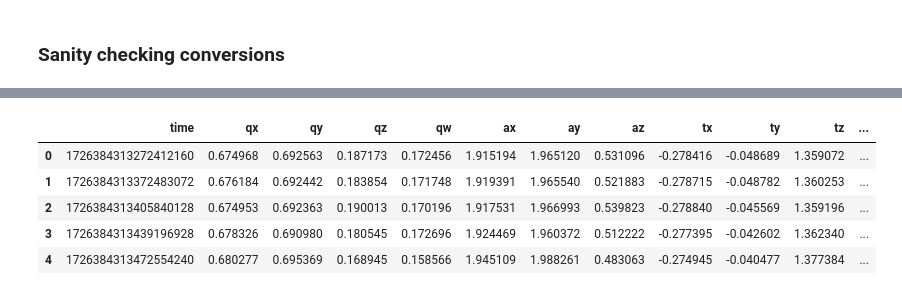
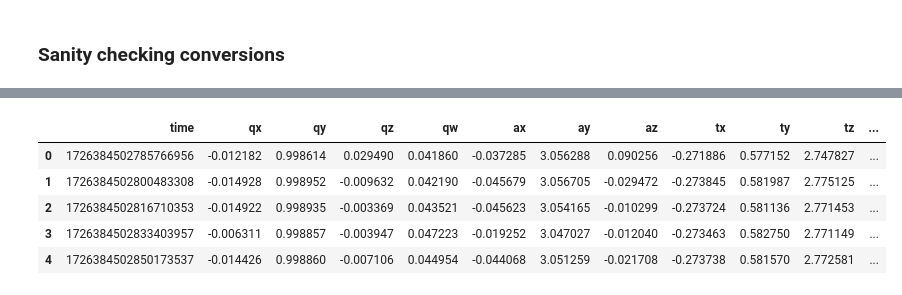
Before and after one commit to ShungFei/autonomous_f1tenth, a Jupyter notebook: src/perception/perception/scripts/model_fitting.ipynb, the cells around one changed output, grey strips where cells are left out. Saved outputs shown, nothing was run; the diff lists cells and outputs as text; code cells hidden in the pictures.

```diff
--- a/src/perception/perception/scripts/model_fitting.ipynb
+++ b/src/perception/perception/scripts/model_fitting.ipynb
@@ -57,6 +57,8 @@ def process_all_runs(bev_paths, ego_paths, window_before_start_time=1):
 
     bev_run_data.append({
       "start_time": start_time,
+      "bev_path": bev_path,
+      "ego_path": ego_path,
       "ego_pose_df": ego_pose_df,
       "opp_pose_df": opp_pose_df,
       "tracking_df": tracking_df
@@ -94,7 +96,13 @@ BEV_TO_CAM_EGO_Z = 12.5
 # %% [markdown]
 ### Analyze single run for now
 # %%
-run_num = 5
-ego_bev_df: pd.DataFrame = run1_data[run_num]["ego_pose_df"].dropna().reset_index(drop=True)
-opp_bev_df: pd.DataFrame = run1_data[run_num]["opp_pose_df"].dropna().reset_index(drop=True)
+run_num = 7
+
+combined_df = pd.concat([run1_data[run_num]["ego_pose_df"], run1_data[run_num]["opp_pose_df"]], axis=1, keys=['ego', 'opp'])
+# Drop rows with NaN values in any of the columns
+combined_cleaned = combined_df.dropna().reset_index(drop=True)
+
+ego_bev_df = combined_cleaned['ego']
+opp_bev_df = combined_cleaned['opp']
+
 tracking_df: pd.DataFrame = run1_data[run_num]["tracking_df"].dropna().reset_index(drop=True)
@@ -220,11 +244,6 @@ def stabilise_euler_angles(df: pd.DataFrame) -> pd.DataFrame:
   Stabilise the Euler angles by ensuring that the difference
   between consecutive angles is less than 180 degrees
   """
-  # Make the first angle within 0-360
-  df.loc[0, "roll"] = df.loc[0, "roll"] % 360
-  df.loc[0, "pitch"] = df.loc[0, "pitch"] % 360
-  df.loc[0, "yaw"] = df.loc[0, "yaw"] % 360
-
   for i, row in df.iterrows():
     if i == 0:
       continue
@@ -238,6 +257,26 @@ def stabilise_euler_angles(df: pd.DataFrame) -> pd.DataFrame:
     if abs(prev_yaw - yaw) > 180:
       df.loc[i, "yaw"] = (yaw + 360 * np.sign(prev_yaw - yaw)) % 360
 
+  def find_closest_equiv_angle(alpha, beta):
+    """
+    Find the equivalent angle to alpha that is closest to beta
+    """
+    diff = beta - alpha
+    if diff > 180:
+      return alpha + 360
+    elif diff < -180:
+      return alpha - 360
+    return alpha
+  # lowest_diff = float("inf")
+  # angle = df.loc[0, "roll"]
+  # for i in range(-360, 361, 360):
+  #   diff = abs(df.loc[1, "roll"], df.loc[0, "roll"] + i)
+  #   if diff < lowest_diff:
+  #     lowest_diff = diff
+  #     angle = df.loc[0, "roll"] + i
+  df.loc[0, "roll"] = find_closest_equiv_angle(df.loc[0, "roll"], df.loc[1, "roll"])
+  df.loc[0, "pitch"] = find_closest_equiv_angle(df.loc[0, "pitch"], df.loc[1, "pitch"])
+  df.loc[0, "yaw"] = find_closest_equiv_angle(df.loc[0, "yaw"], df.loc[1, "yaw"])
   return df
 # %%
 ego_bev_df['roll'], ego_bev_df['pitch'], ego_bev_df['yaw'] = \
@@ -354,9 +538,9 @@ ego_bev_df.head()
 # %%
-tracking_df.head()
+opp_bev_df.head()
 # %% [output]
 |  | time | qx | qy | qz | qw | ax | ay | az | tx | ty | tz | ... |
-| 0 | 1726384313272412160 | 0.674968 | 0.692563 | 0.187173 | 0.172456 | 1.915194 | 1.965120 | 0.531096 | -0.278416 | -0.048689 | 1.359072 | ... |
-| 1 | 1726384313372483072 | 0.676184 | 0.692442 | 0.183854 | 0.171748 | 1.919391 | 1.965540 | 0.521883 | -0.278715 | -0.048782 | 1.360253 | ... |
-| 2 | 1726384313405840128 | 0.674953 | 0.692363 | 0.190013 | 0.170196 | 1.917531 | 1.966993 | 0.539823 | -0.278840 | -0.045569 | 1.359196 | ... |
-| 3 | 1726384313439196928 | 0.678326 | 0.690980 | 0.180545 | 0.172696 | 1.924469 | 1.960372 | 0.512222 | -0.277395 | -0.042602 | 1.362340 | ... |
-| 4 | 1726384313472554240 | 0.680277 | 0.695369 | 0.168945 | 0.158566 | 1.945109 | 1.988261 | 0.483063 | -0.274945 | -0.040477 | 1.377384 | ... |
+| 0 | 1726384502785766956 | -0.012182 | 0.998614 | 0.029490 | 0.041860 | -0.037285 | 3.056288 | 0.090256 | -0.271886 | 0.577152 | 2.747827 | ... |
+| 1 | 1726384502800483308 | -0.014928 | 0.998952 | -0.009632 | 0.042190 | -0.045679 | 3.056705 | -0.029472 | -0.273845 | 0.581987 | 2.775125 | ... |
+| 2 | 1726384502816710353 | -0.014922 | 0.998935 | -0.003369 | 0.043521 | -0.045623 | 3.054165 | -0.010299 | -0.273724 | 0.581136 | 2.771453 | ... |
+| 3 | 1726384502833403957 | -0.006311 | 0.998857 | -0.003947 | 0.047223 | -0.019252 | 3.047027 | -0.012040 | -0.273463 | 0.582750 | 2.771149 | ... |
+| 4 | 1726384502850173537 | -0.014426 | 0.998860 | -0.007106 | 0.044954 | -0.044068 | 3.051259 | -0.021708 | -0.273738 | 0.581570 | 2.772581 | ... |
```
Also changed, not shown: parts of 37 cells of this notebook.
